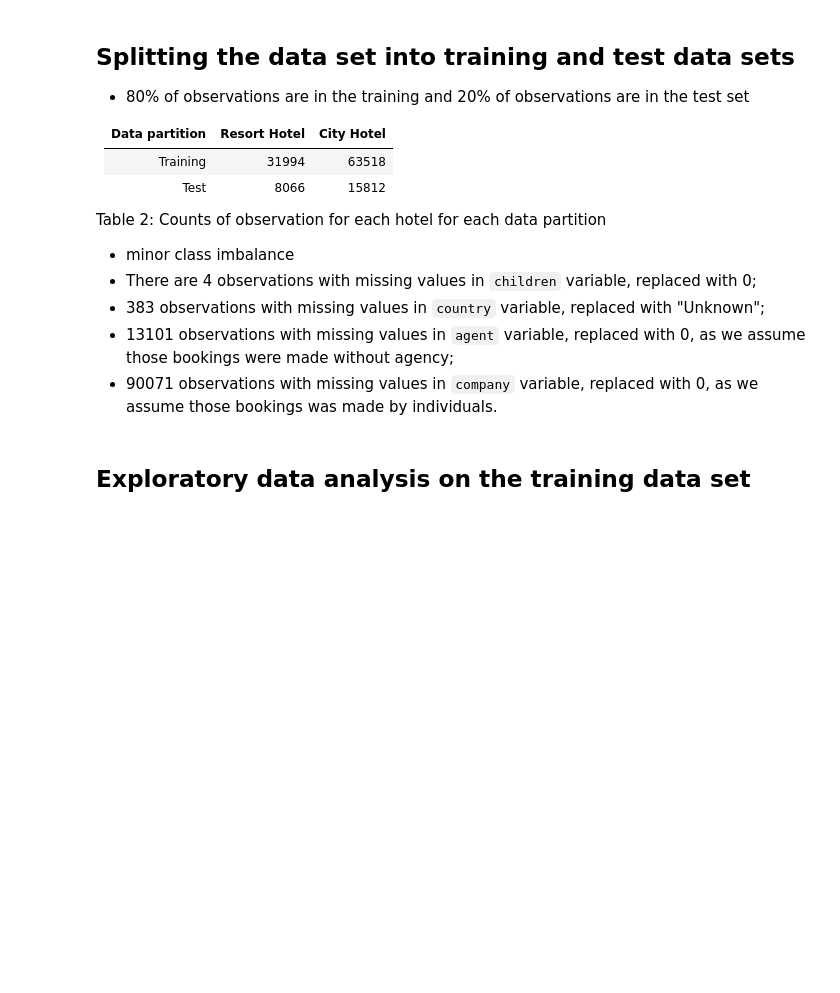
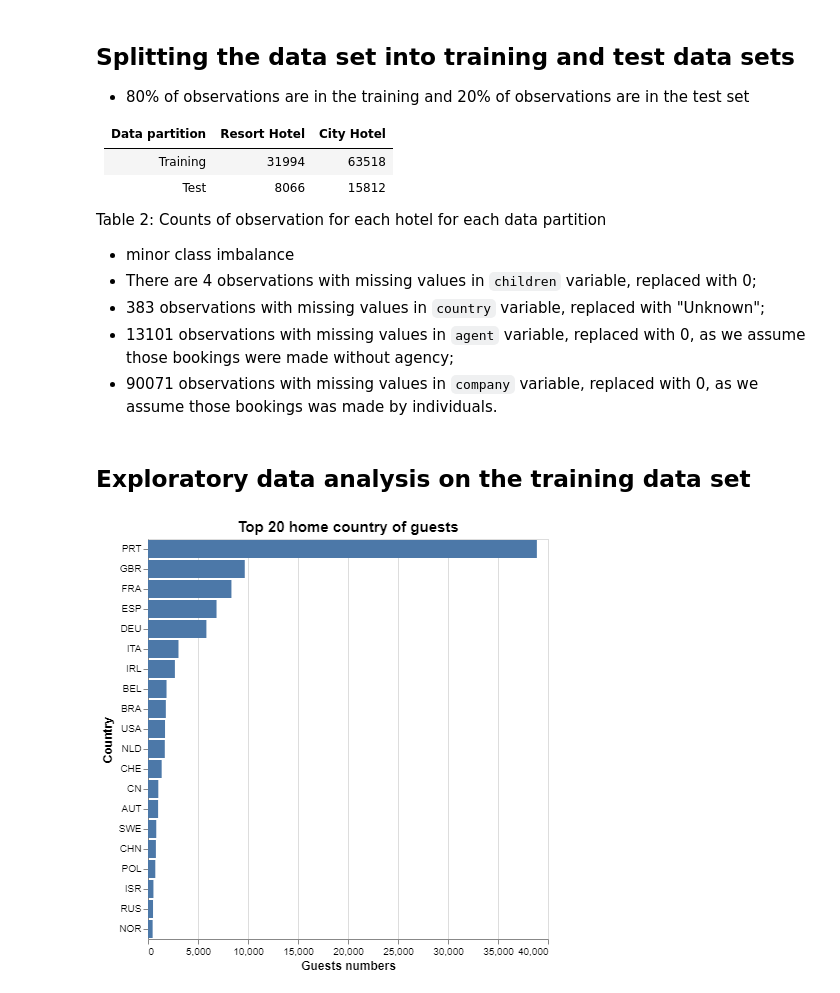
Before and after one commit to elgohr-update/chenzhao2020-dsci-522_group-28, a Jupyter notebook: src/hotels_before_eda_chen.ipynb, the cells around one changed output. Saved outputs shown, nothing was run; the diff lists cells and outputs as text; code cells hidden in the pictures; blank space fills up the shorter version.

```diff
--- a/src/hotels_before_eda_chen.ipynb
+++ b/src/hotels_before_eda_chen.ipynb
@@ -184,0 +192,15 @@ city_train = X_train.loc[(X_train["hotel"] == "City Hotel")]
+# %%
+top_20_countries = (
+    X_train.groupby("country")
+    .size()
+    .reset_index(name="counts")
+    .sort_values(by="counts", ascending=False)[:20]
+)
+
+alt.Chart(top_20_countries, title="Top 20 home country of guests").mark_bar().encode(
+    alt.X("counts", title="Guests numbers"),
+    alt.Y("country", sort="-x", title="Country"),
+    alt.Tooltip("country"),
+).configure_axis(labelFontSize=10, titleFontSize=12).configure_title(fontSize=15)
+# %% [output]
+[figure, added]
```
Also changed, not shown: parts of 4 cells of this notebook.
